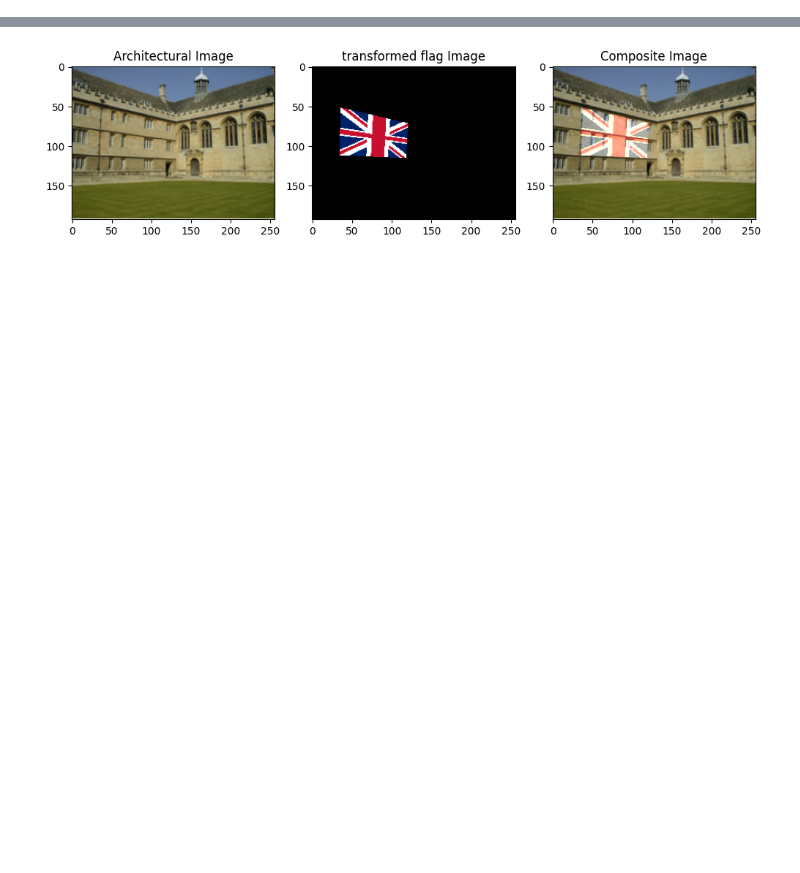
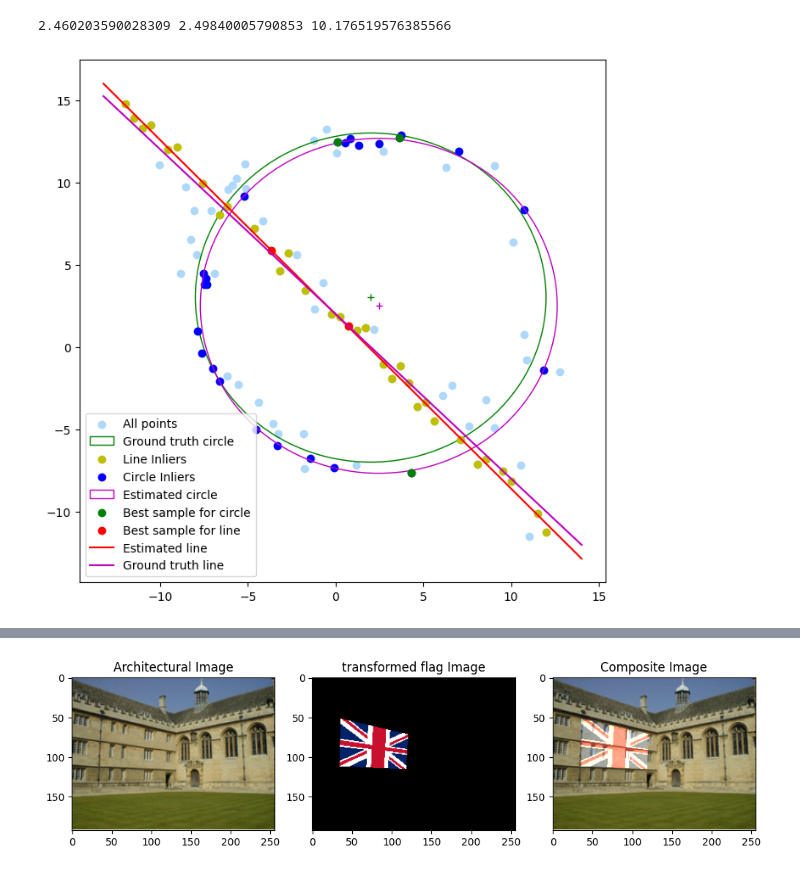
Before and after one commit to Pabadhi/ML_assignment2, a Jupyter notebook: ass2_1.ipynb, the cells around one changed output, grey strips where cells are left out. Cells and saved outputs as stored; diff of their text form; code cells hidden in the pictures; blank space fills up the shorter version.

```diff
--- a/ass2_1.ipynb
+++ b/ass2_1.ipynb
@@ -272,0 +272,43 @@ Optimization terminated successfully    (Exit mode 0)
+# %%
+print(best_x_center, best_y_center, best_r)
+fig, ax = plt.subplots(1, 1, figsize=(8, 8))
+light_blue = (173/255, 216/255, 250/255)
+# Scatter plot for points
+ax.scatter(X[:, 0], X[:, 1], color=light_blue, label='All points')
+
+
+# Ground truth circle
+circle_gt = plt.Circle((x0_gt, y0_gt), r, color='g', fill=False, label='Ground truth circle')
+ax.add_patch(circle_gt)
+ax.plot(x0_gt, y0_gt, '+', color='g')
+
+# Inliers for line
+ax.scatter(X[best_inliers_line, 0], X[best_inliers_line, 1], color='y', label='Line Inliers')
+ax.scatter(X_circ[best_inliers_circle, 0], X_circ[best_inliers_circle, 1], color='b', label='Circle Inliers')
+# Inliers for circle
+#ax.scatter(remaining_points[best_inliers_circle, 0], remaining_points[best_inliers_circle, 1], color='r', label='Circle Inliers')
+
+# Estimated circle
+circle_est = plt.Circle((best_x_center, best_y_center), best_r, color='m', fill=False, label='Estimated circle')
+
+ax.add_patch(circle_est)
+ax.plot(best_x_center, best_y_center, '+', color='m')
+#plot best sample for circle in orange
+ax.scatter(X_circ[best_sample_circle, 0], X_circ[best_sample_circle, 1], color='g', label='Best sample for circle')
+#plot best sample for line in red
+ax.scatter(X[best_sample_line, 0], X[best_sample_line, 1], color='r', label='Best sample for line')
+# Estimated line
+x_min, x_max = ax.get_xlim()
+x_ = np.array([x_min, x_max])
+y_ = m * x_ + b
+y_est = (-best_a / best_b) * x_ + best_d / best_b
+plt.plot(x_, y_est, color='r', label='Estimated line')
+
+# Ground truth line
+plt.plot(x_, y_, color='m', label='Ground truth line')
+# Legend
+plt.legend()
+plt.show()
+# %% [output]
+2.460203590028309 2.49840005790853 10.176519576385566
+[figure, added]
```
Also changed, not shown: parts of 8 cells of this notebook.
